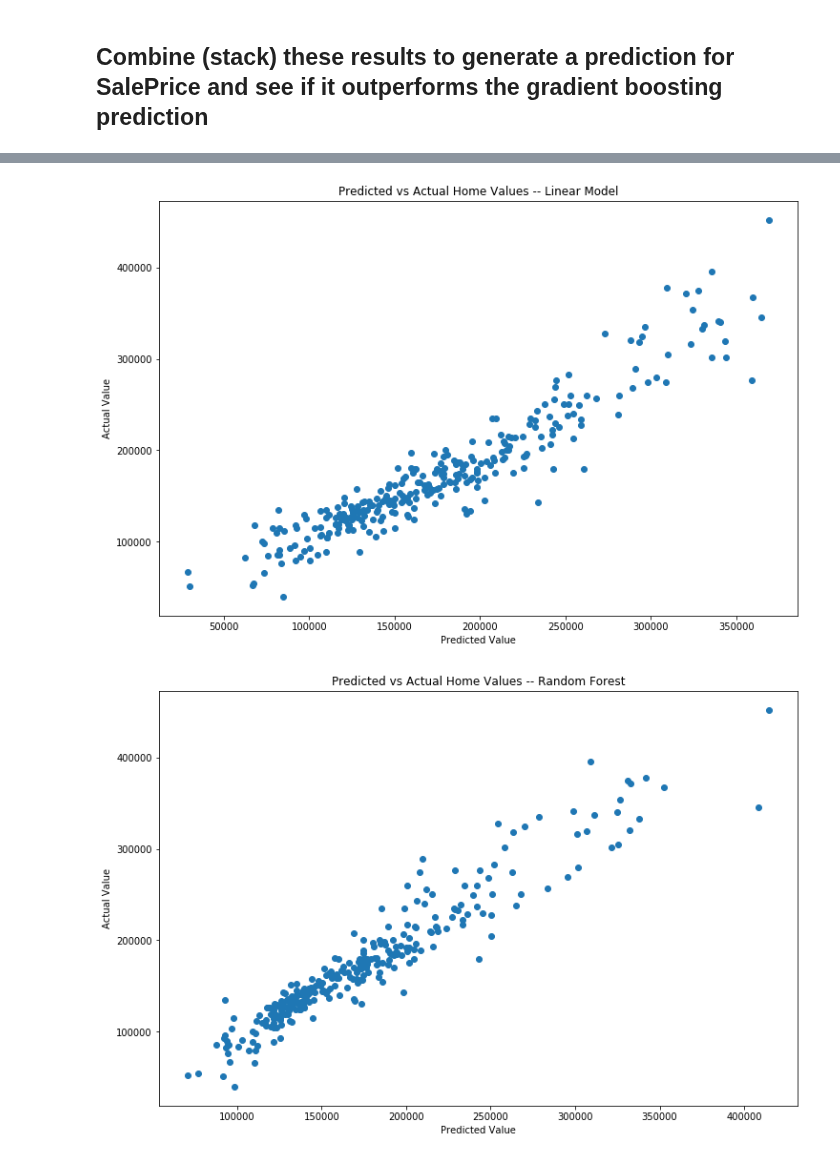
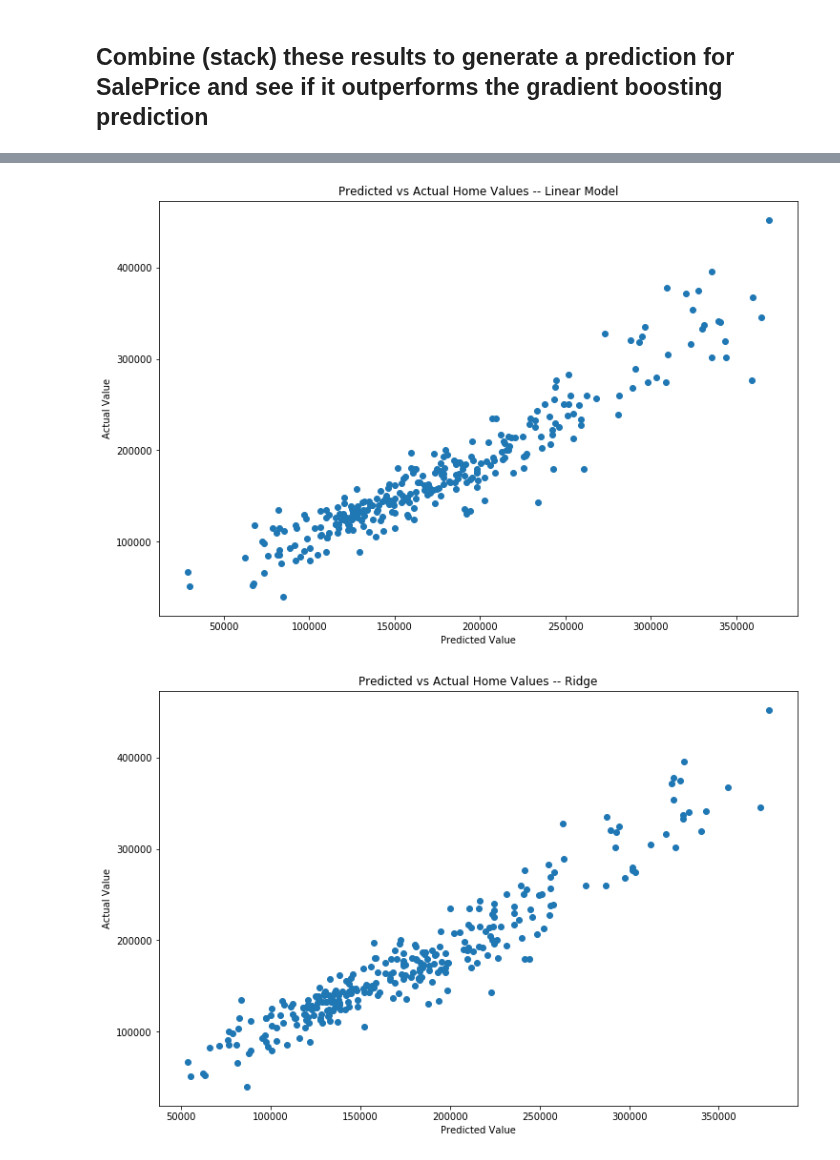
Before and after one commit to cchen17/machine-learning_house-prices, a Jupyter notebook: dave/Ames_Overall_Models_and_Stacking_FinalFeatures.ipynb, the cells around one changed output, grey strips where cells are left out. Drawn from its saved outputs; the diff is of its cells as text; code cells hidden in the pictures.

Commit message:
final submission file, incorporated Ridge to stack, edits to processing file

```diff
--- a/dave/Ames_Overall_Models_and_Stacking_FinalFeatures.ipynb
+++ b/dave/Ames_Overall_Models_and_Stacking_FinalFeatures.ipynb
@@ -46,7 +46,7 @@ lmpredict = lm.predict(X)
 
 #Get scores for the Test set
 lmtestscore = lm.score(testX, testY)
-testpredict = lm.predict(testX)
+lmpredict = lm.predict(testX)
 
 RMSLE = np.sqrt(np.mean(np.power(np.log1p(testY)-np.log1p(testpredict), 2)))
 
@@ -168,14 +232,17 @@ StackGridSearchDF = pd.DataFrame({'LinearPct':Linear, 'RForestPct':RandomForest,
+# %%
+#For simplicity, we would propose 25% linear, 25%RF, 50%GB
+stackedpredict = (2*gradientBoost.predict(testX) + randomForest.predict(testX) + lm.predict(testX))/4
 # %%
 import matplotlib.pyplot as plt
 
-for tup in [('Linear Model', testpredict), ('Random Forest', testpredictrf), ('Gradient Boosting', testpredictgb), ('Stacked Model', stackedpredict)]:
+for tup in [('Linear Model', testpredict), ('Ridge', ridgepredict), ('Random Forest', testpredictrf), ('Gradient Boosting', testpredictgb), ('Stacked Model', stackedpredict)]:
 
     plt.figure(figsize=(12,8))
     plt.scatter(tup[1], testY)
     plt.xlabel('Predicted Value')
     plt.ylabel('Actual Value')
     plt.title('Predicted vs Actual Home Values -- ' + tup[0])
     plt.show()
 # %% [output]
 [figure]
-[figure, old version]
+[figure, new version]
```
Also changed, not shown: parts of 8 cells of this notebook, 2 other files.
